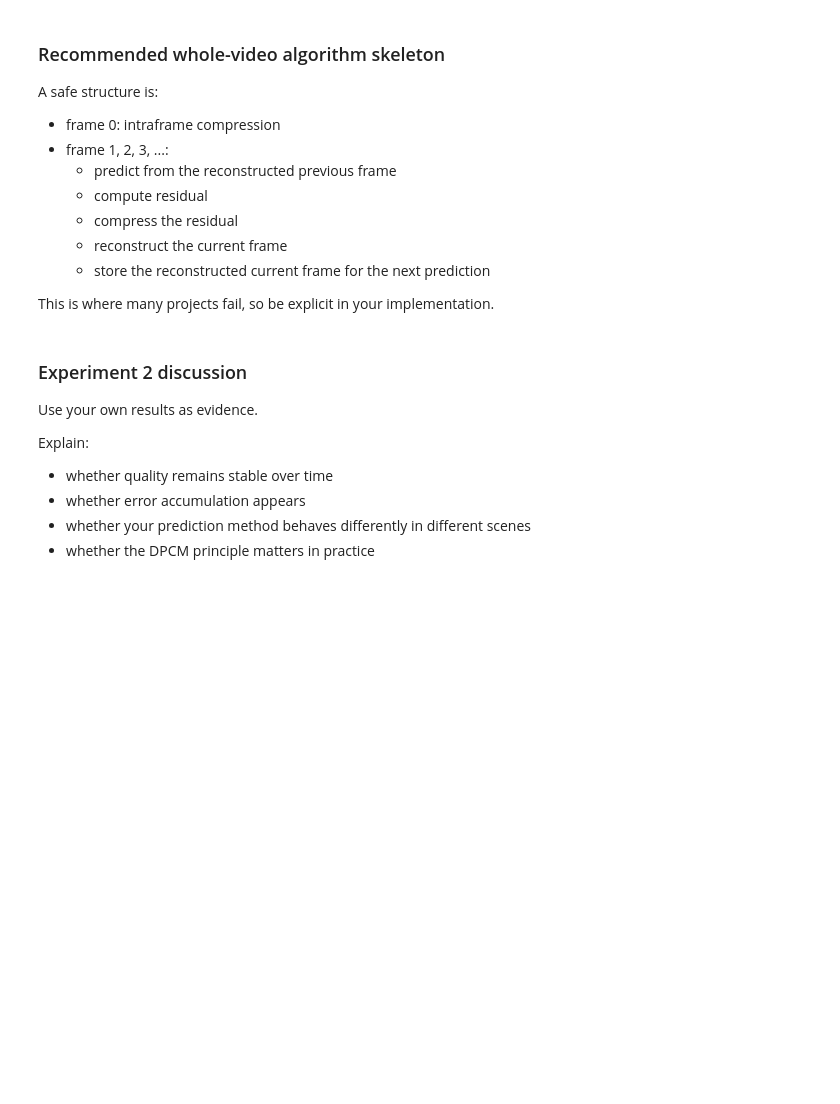
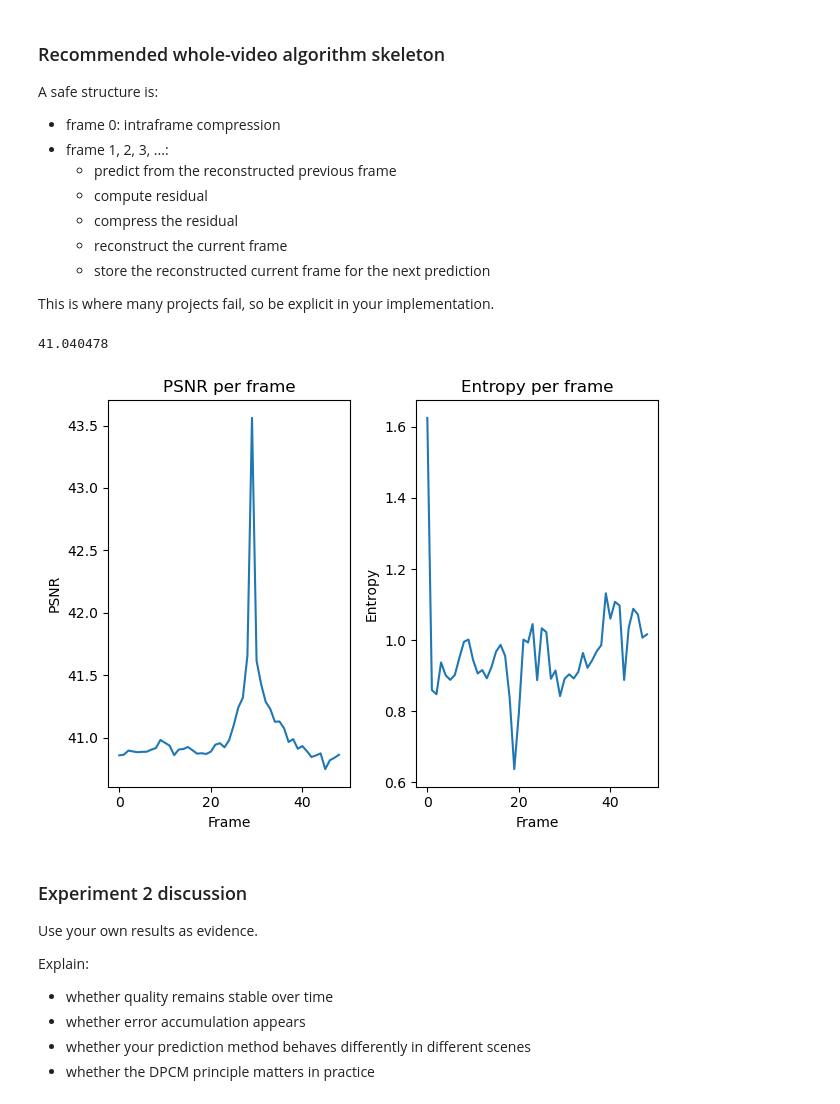
Before and after one commit to erikesshagen/DM1580-Video-Technology, a Jupyter notebook: Project/DM1580_2026_Course_Project-1.ipynb, the cells around one changed output. Cells and saved outputs as stored; diff of their text form; code cells hidden in the pictures; blank space fills up the shorter version.

Commit message:
Finished coding on video project

```diff
--- a/Project/DM1580_2026_Course_Project-1.ipynb
+++ b/Project/DM1580_2026_Course_Project-1.ipynb
@@ -793,14 +885,62 @@ A safe structure is:
 This is where many projects fail, so be explicit in your implementation.
 # %%
 # TODO: run Experiment 2 on the whole video (or 30+ consecutive frames)
-# Suggested outputs:
-# - list of frame-wise PSNR values
-# - average PSNR
-# - list of frame-wise Huffman rates or entropy values
-# - explicit use of reconstructed previous frame for prediction
+frame_numbers = []
+for i in range(50):
+    frame_numbers.append(i+50)
+
+frames = extract_video_frames(VIDEO_PATH, frame_numbers)
+intra_y, intra_y_reconstructed, blocks, dct_blocks, q_blocks, q_blocks_decoded, intra_psnr = intraframe_pipeline(frames[frame_numbers[0]])
+start_frame = intra_y_reconstructed
+
+psnr_over_time = []
+entropy_over_time = []
+for i in range(len(frames)-1):
+    ref_y = start_frame
+    current_frame_number = frame_numbers[i + 1]
+    target_y = frameRGB2YUV(frames[current_frame_number])
+    pred_y = ref_y
+    residual = target_y - pred_y
+
+    residual_dct = dct2(residual)
+    residual_q = np.round(residual_dct / DEFAULT_Q).astype(int)
+
+    # residual_huff_dict, residual_bitstream
+    residual_huff_dict = Huffmandict(build_symbol_probabilities(residual_q.flatten()))
+    residual_bitstream = Huffmanenco(residual_q.flatten(), residual_huff_dict)
+
+    # residual_q_decoded
+    residual_q_decoded = Huffmandeco(residual_bitstream, residual_huff_dict, residual_q.shape)
+    residual_decoded = idct2(residual_q_decoded * DEFAULT_Q)
+
+    # target_y_reconstructed, target_psnr
+    target_y_reconstructed = ref_y + residual_decoded
+    psnr_over_time.append(CalculatePSNR(target_y, target_y_reconstructed))
+    entropy_over_time.append(compute_entropy(residual_q.flatten()))
+
+    start_frame = target_y_reconstructed
+
+average_psnr = np.average(psnr_over_time)
+print(average_psnr)
+# %% [output]
+41.040478
 # %%
-# TODO: plot frame index vs PSNR
-# TODO: plot one compression-related measure over time
+plt.subplot(1, 2, 1)
+plt.plot(psnr_over_time)
+plt.title("PSNR per frame")
+plt.xlabel("Frame")
+plt.ylabel("PSNR")
+
+plt.subplot(1, 2, 2)
+plt.plot(entropy_over_time)
+plt.title("Entropy per frame")
+plt.xlabel("Frame")
+plt.ylabel("Entropy")
+
+plt.tight_layout()
+plt.show()
+# %% [output]
+[figure, added]
 # %% [markdown]
 ### Experiment 2 discussion
 
```
Also changed, not shown: parts of 8 cells of this notebook.
